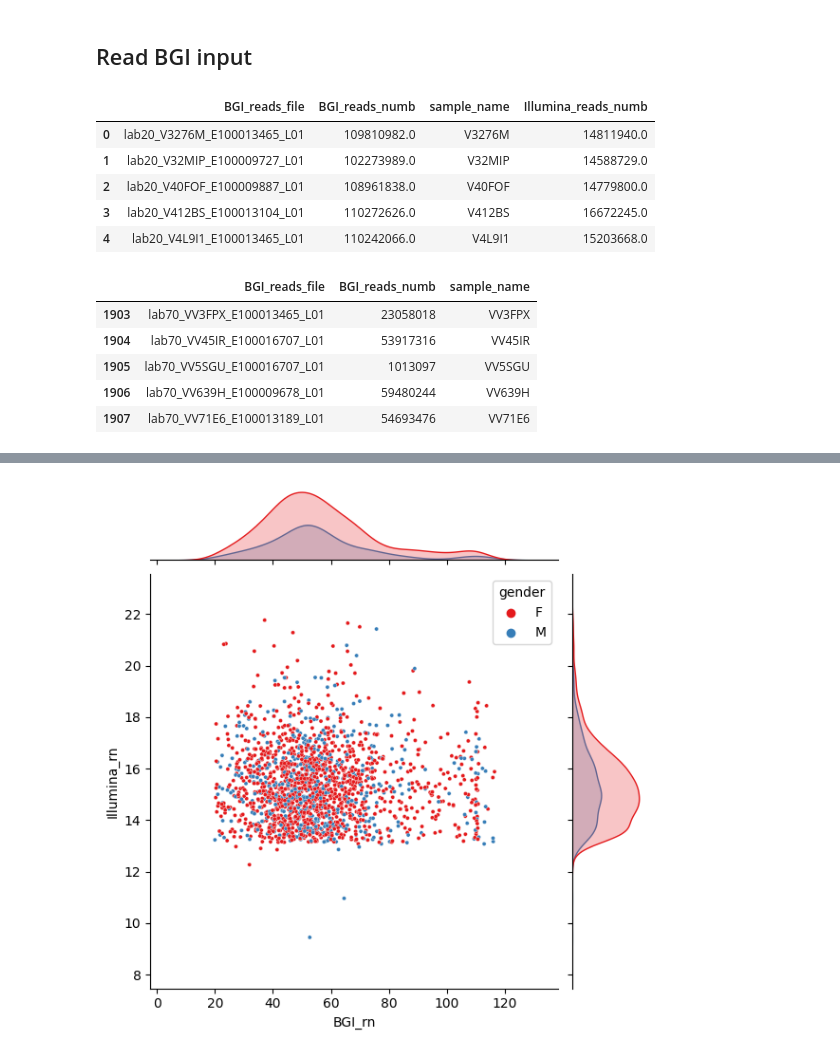
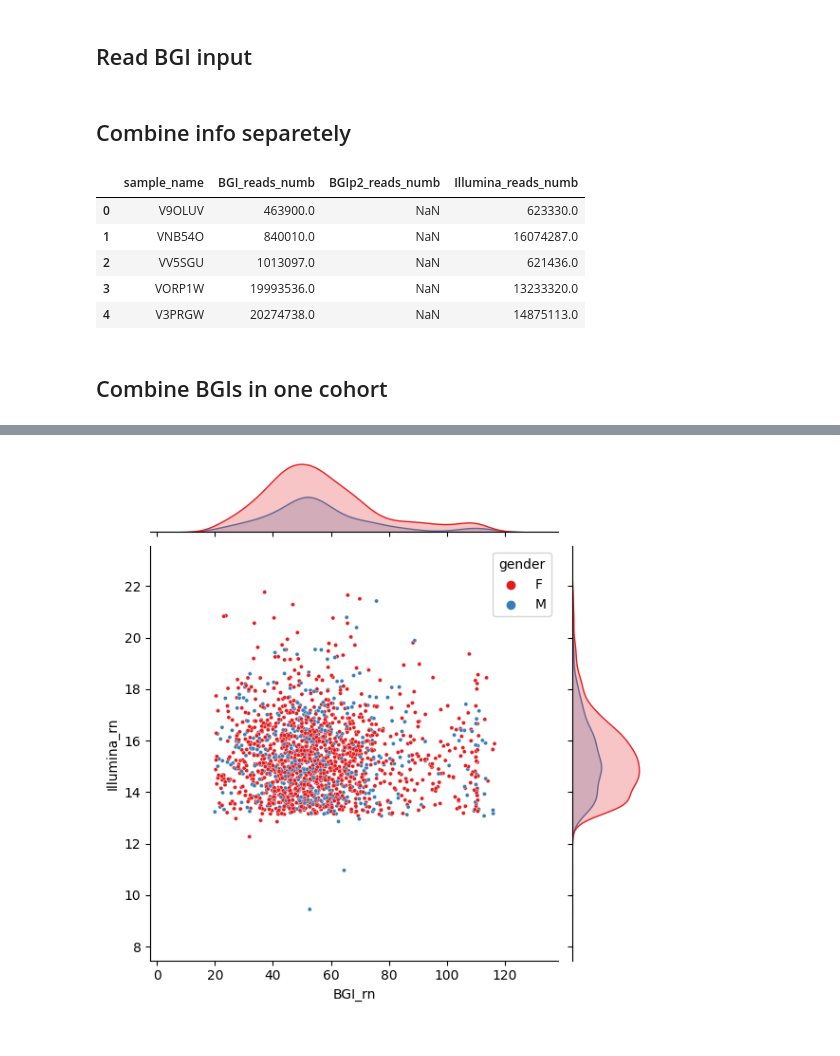
Before and after one commit to Chartiza/2023_TwoSamples_Sets, a Jupyter notebook: Two_sets.ipynb, the cells around one changed output, grey strips where cells are left out. Cells and saved outputs as stored; diff of their text form; code cells hidden in the pictures.

```diff
--- a/Two_sets.ipynb
+++ b/Two_sets.ipynb
@@ -7,32 +7,43 @@ import numpy as np
 from matplotlib_venn import venn2
 # %% [markdown]
 ## Read BGI input
+# %% [markdown]
+## Combine info separetely
 # %%
 # input BGI
 bgi = pd.read_csv('input/ReadsNumb_BGI.csv')
 bgi['sample_name'] = bgi['name'].str.split('_').str[1]
 bgi.rename(columns={"name": "BGI_reads_file", "reads_numb": "BGI_reads_numb"}, inplace=True)
-# inpu Illumina
+bgi = bgi.sort_values(by=['BGI_reads_numb'])
+bgi_unique = bgi.drop_duplicates(subset=['sample_name'], keep='last')
+
+# input BGI part 2
+bgi2 = pd.read_csv('input/ReadsNumb_BGI_p2.csv', sep=' ', header=None, names=['Sample', 'BGIp2_reads_numb'])
+bgi2['sample_name'] = bgi2['Sample'].str.split('_').str[0]
+bgi2 = bgi2.sort_values(by=['BGIp2_reads_numb'])
+bgi2_unique = bgi2.drop_duplicates(subset=['sample_name'], keep='last')
+bgi2_unique = bgi2_unique[['sample_name','BGIp2_reads_numb']]
+
+# input Illumina
 ill = pd.read_csv('input/ReadsNumb_FS.csv')
 ill.rename(columns={"nameS": "sample_name", "reads_numb": "Illumina_reads_numb"}, inplace=True)
+ill = ill.sort_values(by=['Illumina_reads_numb'])
+ill_unique = ill.drop_duplicates(subset=['sample_name'], keep='last')
+
 # merge
-rn = bgi.merge(ill, on='sample_name', how='outer')
-rn.to_excel('results/ReadsNumb_both_sets.xlsx', index=False)
+rn = bgi_unique.merge(ill_unique, on='sample_name', how='outer')
+rn1 = rn.merge(bgi2_unique, on='sample_name', how='outer')
 
-rn.head()
+rn1 = rn1[['sample_name', 'BGI_reads_numb', 'BGIp2_reads_numb', 'Illumina_reads_numb']]
+rn1.to_excel('results/ReadsNumb_both_sets.xlsx', index=False)
+
+rn1.head()
 # %% [output]
-|  | BGI_reads_file | BGI_reads_numb | sample_name | Illumina_reads_numb |
-| 0 | lab20_V3276M_E100013465_L01 | 109810982.0 | V3276M | 14811940.0 |
-| 1 | lab20_V32MIP_E100009727_L01 | 102273989.0 | V32MIP | 14588729.0 |
-| 2 | lab20_V40FOF_E100009887_L01 | 108961838.0 | V40FOF | 14779800.0 |
-| 3 | lab20_V412BS_E100013104_L01 | 110272626.0 | V412BS | 16672245.0 |
-| 4 | lab20_V4L9I1_E100013465_L01 | 110242066.0 | V4L9I1 | 15203668.0 |
+|  | sample_name | BGI_reads_numb | BGIp2_reads_numb | Illumina_reads_numb |
+| 0 | V9OLUV | 463900.0 | NaN | 623330.0 |
+| 1 | VNB54O | 840010.0 | NaN | 16074287.0 |
+| 2 | VV5SGU | 1013097.0 | NaN | 621436.0 |
+| 3 | VORP1W | 19993536.0 | NaN | 13233320.0 |
+| 4 | V3PRGW | 20274738.0 | NaN | 14875113.0 |
-# %%
-bgi.tail()
-# %% [output]
-|  | BGI_reads_file | BGI_reads_numb | sample_name |
-| 1903 | lab70_VV3FPX_E100013465_L01 | 23058018 | VV3FPX |
-| 1904 | lab70_VV45IR_E100016707_L01 | 53917316 | VV45IR |
-| 1905 | lab70_VV5SGU_E100016707_L01 | 1013097 | VV5SGU |
-| 1906 | lab70_VV639H_E100009678_L01 | 59480244 | VV639H |
-| 1907 | lab70_VV71E6_E100013189_L01 | 54693476 | VV71E6 |
+# %% [markdown]
+## Combine BGIs in one cohort
```
Also changed, not shown: parts of 14 cells of this notebook, 7 other files.
